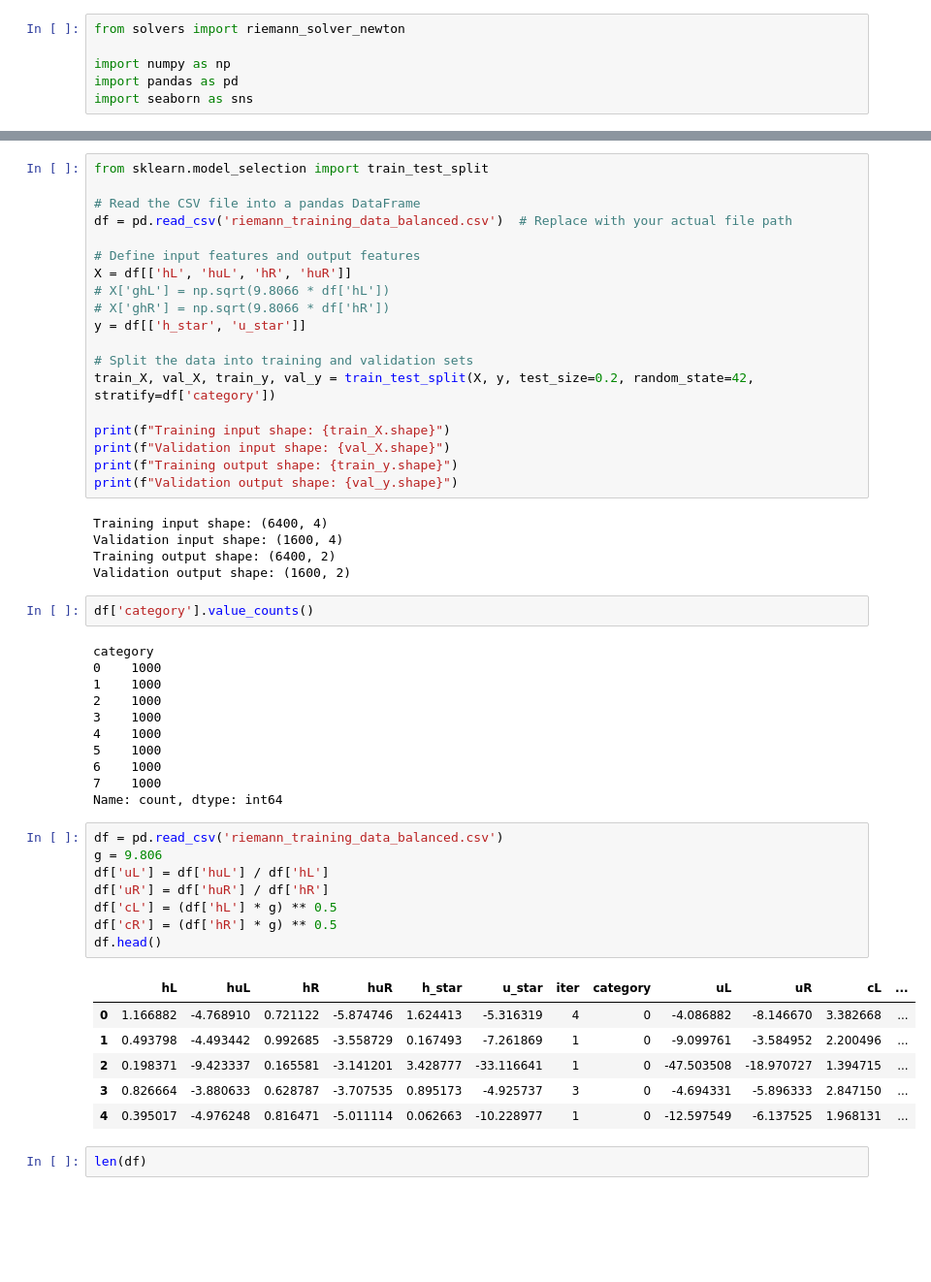
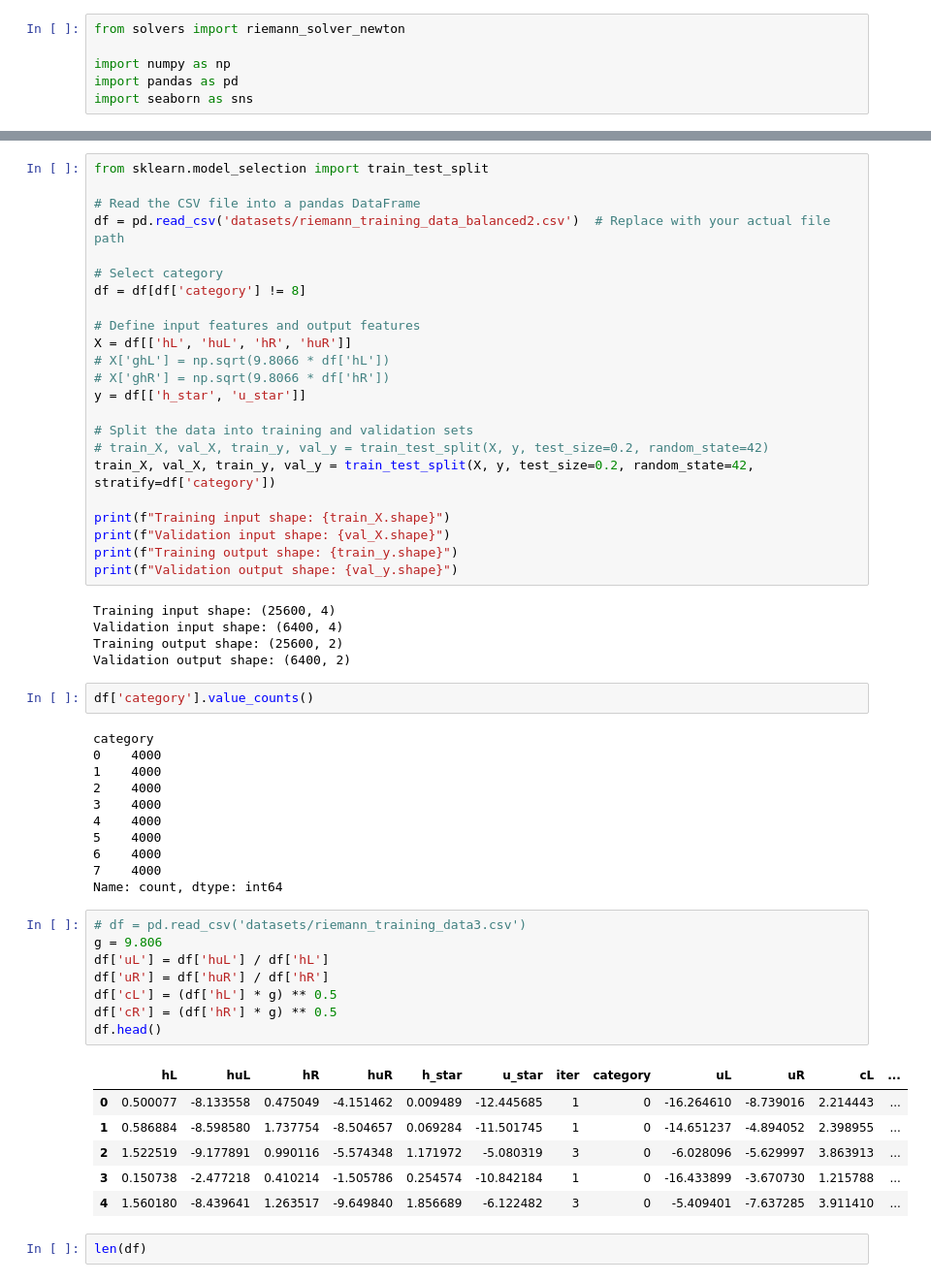
Before and after one commit to PetrovTimur/Riemann, a Jupyter notebook: train.ipynb, the cells around one changed output, grey strips where cells are left out. Shown: that part at 97% size. Cells and saved outputs as stored; diff of their text form; blank space fills up the shorter version.

```diff
--- a/train.ipynb
+++ b/train.ipynb
@@ -33,7 +35,10 @@ Generated 1000 training samples and saved to 'riemann_training_data.csv'
 from sklearn.model_selection import train_test_split
 
 # Read the CSV file into a pandas DataFrame
-df = pd.read_csv('riemann_training_data_balanced.csv')  # Replace with your actual file path
+df = pd.read_csv('datasets/riemann_training_data_balanced2.csv')  # Replace with your actual file path
+
+# Select category
+df = df[df['category'] != 8]
 
 # Define input features and output features
 X = df[['hL', 'huL', 'hR', 'huR']]
@@ -42,6 +47,7 @@ X = df[['hL', 'huL', 'hR', 'huR']]
 y = df[['h_star', 'u_star']]
 
 # Split the data into training and validation sets
+# train_X, val_X, train_y, val_y = train_test_split(X, y, test_size=0.2, random_state=42)
 train_X, val_X, train_y, val_y = train_test_split(X, y, test_size=0.2, random_state=42, stratify=df['category'])
 
 print(f"Training input shape: {train_X.shape}")
@@ -49,38 +55,38 @@ print(f"Validation input shape: {val_X.shape}")
 print(f"Training output shape: {train_y.shape}")
 print(f"Validation output shape: {val_y.shape}")
 # %% [output]
-Training input shape: (6400, 4)
-Validation input shape: (1600, 4)
-Training output shape: (6400, 2)
-Validation output shape: (1600, 2)
+Training input shape: (25600, 4)
+Validation input shape: (6400, 4)
+Training output shape: (25600, 2)
+Validation output shape: (6400, 2)
 # %%
 df['category'].value_counts()
 # %% [output]
 category
-0    1000
-1    1000
-2    1000
-3    1000
-4    1000
-5    1000
-6    1000
-7    1000
+0    4000
+1    4000
+2    4000
+3    4000
+4    4000
+5    4000
+6    4000
+7    4000
 Name: count, dtype: int64
 # %%
-df = pd.read_csv('riemann_training_data_balanced.csv')
+# df = pd.read_csv('datasets/riemann_training_data3.csv')
 g = 9.806
 df['uL'] = df['huL'] / df['hL']
 df['uR'] = df['huR'] / df['hR']
 df['cL'] = (df['hL'] * g) ** 0.5
 df['cR'] = (df['hR'] * g) ** 0.5
 df.head()
 # %% [output]
 |  | hL | huL | hR | huR | h_star | u_star | iter | category | uL | uR | cL | ... |
-| 0 | 1.166882 | -4.768910 | 0.721122 | -5.874746 | 1.624413 | -5.316319 | 4 | 0 | -4.086882 | -8.146670 | 3.382668 | ... |
-| 1 | 0.493798 | -4.493442 | 0.992685 | -3.558729 | 0.167493 | -7.261869 | 1 | 0 | -9.099761 | -3.584952 | 2.200496 | ... |
-| 2 | 0.198371 | -9.423337 | 0.165581 | -3.141201 | 3.428777 | -33.116641 | 1 | 0 | -47.503508 | -18.970727 | 1.394715 | ... |
-| 3 | 0.826664 | -3.880633 | 0.628787 | -3.707535 | 0.895173 | -4.925737 | 3 | 0 | -4.694331 | -5.896333 | 2.847150 | ... |
-| 4 | 0.395017 | -4.976248 | 0.816471 | -5.011114 | 0.062663 | -10.228977 | 1 | 0 | -12.597549 | -6.137525 | 1.968131 | ... |
+| 0 | 0.500077 | -8.133558 | 0.475049 | -4.151462 | 0.009489 | -12.445685 | 1 | 0 | -16.264610 | -8.739016 | 2.214443 | ... |
+| 1 | 0.586884 | -8.598580 | 1.737754 | -8.504657 | 0.069284 | -11.501745 | 1 | 0 | -14.651237 | -4.894052 | 2.398955 | ... |
+| 2 | 1.522519 | -9.177891 | 0.990116 | -5.574348 | 1.171972 | -5.080319 | 3 | 0 | -6.028096 | -5.629997 | 3.863913 | ... |
+| 3 | 0.150738 | -2.477218 | 0.410214 | -1.505786 | 0.254574 | -10.842184 | 1 | 0 | -16.433899 | -3.670730 | 1.215788 | ... |
+| 4 | 1.560180 | -8.439641 | 1.263517 | -9.649840 | 1.856689 | -6.122482 | 3 | 0 | -5.409401 | -7.637285 | 3.911410 | ... |
 # %%
 len(df)
 # %% [output]
```
Also changed, not shown: parts of 33 cells of this notebook.
